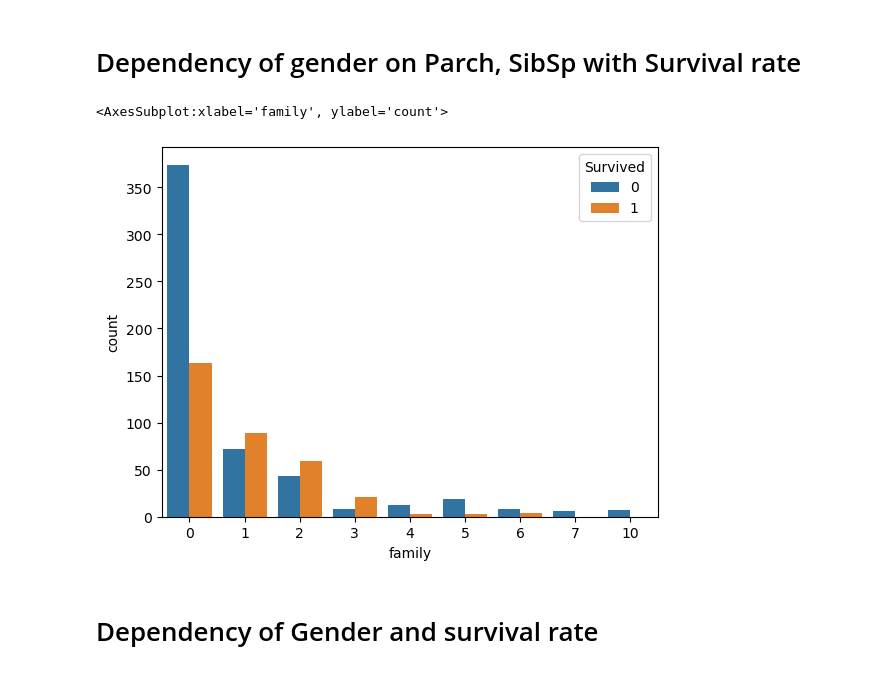
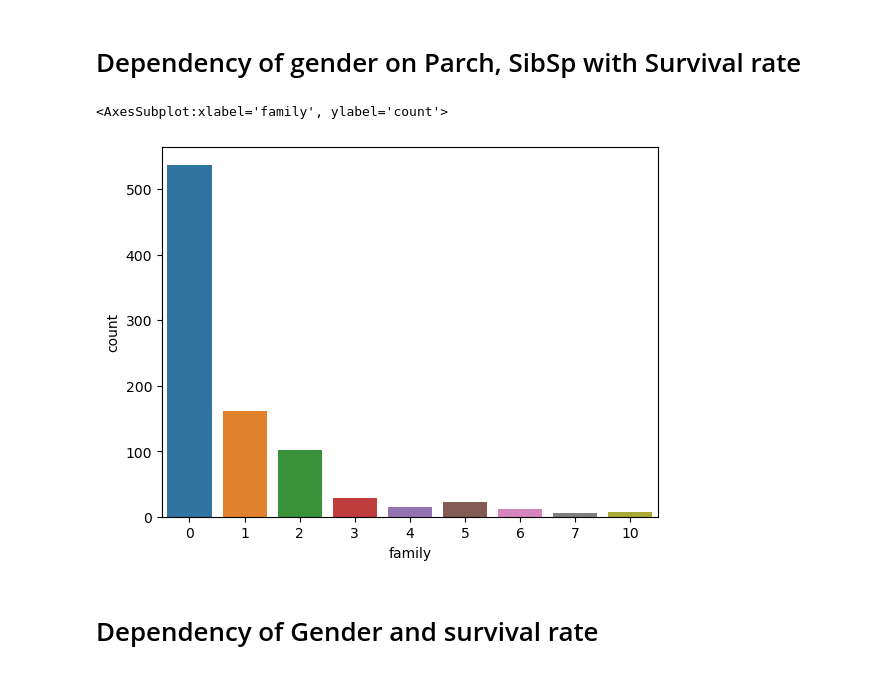
Before and after one commit to Moukthika1253/Mou_DataMining_TermProject, a Jupyter notebook: titanic_classification.ipynb, the cells around one changed output. Saved outputs shown, nothing was run; the diff lists cells and outputs as text; code cells hidden in the pictures.

```diff
--- a/titanic_classification.ipynb
+++ b/titanic_classification.ipynb
@@ -150,11 +150,11 @@ sns.barplot(data=training_data,x="Pclass",y="Fare",hue="Survived")
 # Dependency of gender on Parch, SibSp with Survival rate
 # %%
 df=pd.DataFrame()
-df["family"]=training_data["Parch"]+training_data["SibSp"]
-sns.countplot(data=training_data,x=df["family"],hue="Survived")
+df["family"]=training_data["SibSp"]+training_data["Parch"]
+sns.countplot(data=training_data,x=df["family"])
 # %% [output]
 <AxesSubplot:xlabel='family', ylabel='count'>
-[figure, old version]
+[figure, new version]
 # %% [markdown]
 # Dependency of Gender and survival rate
 # %%
```
Also changed, not shown: parts of 7 cells of this notebook.
